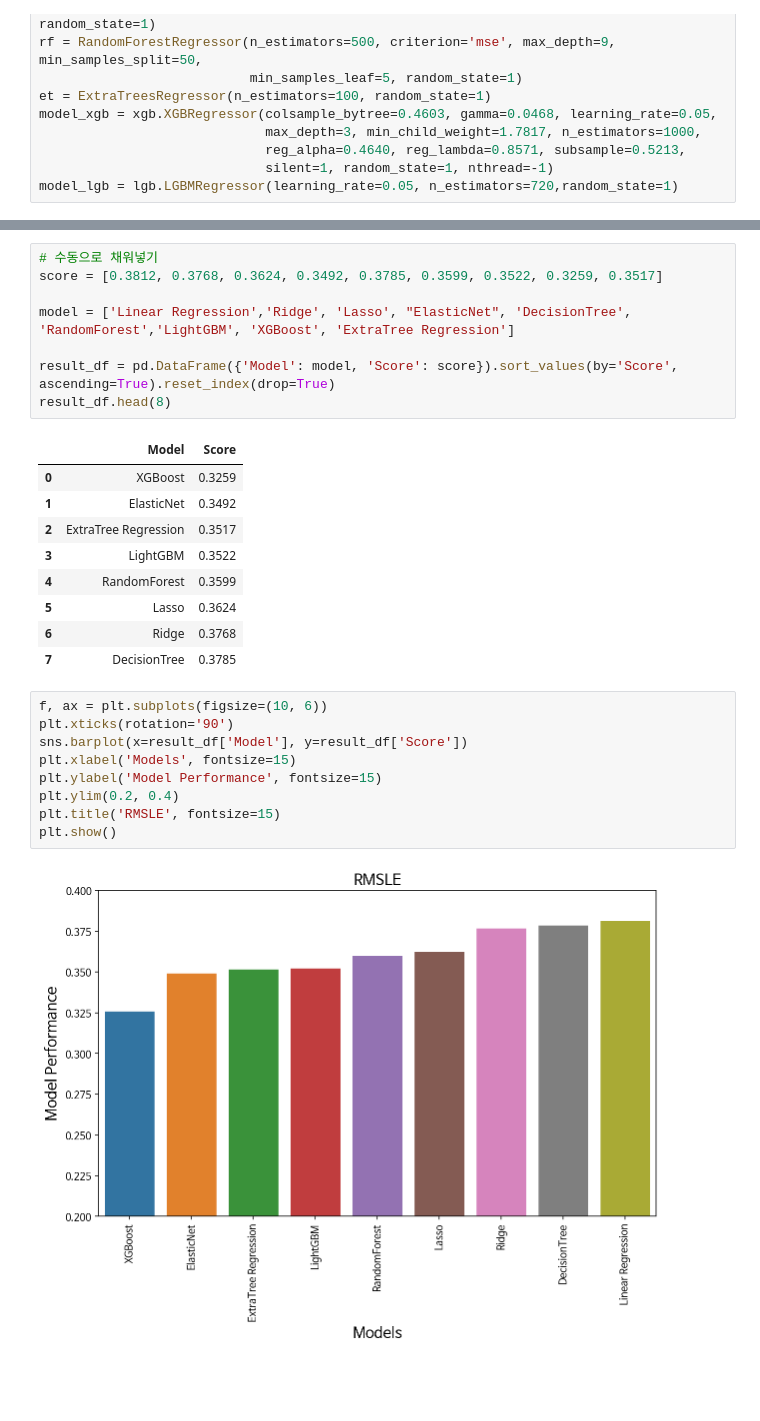
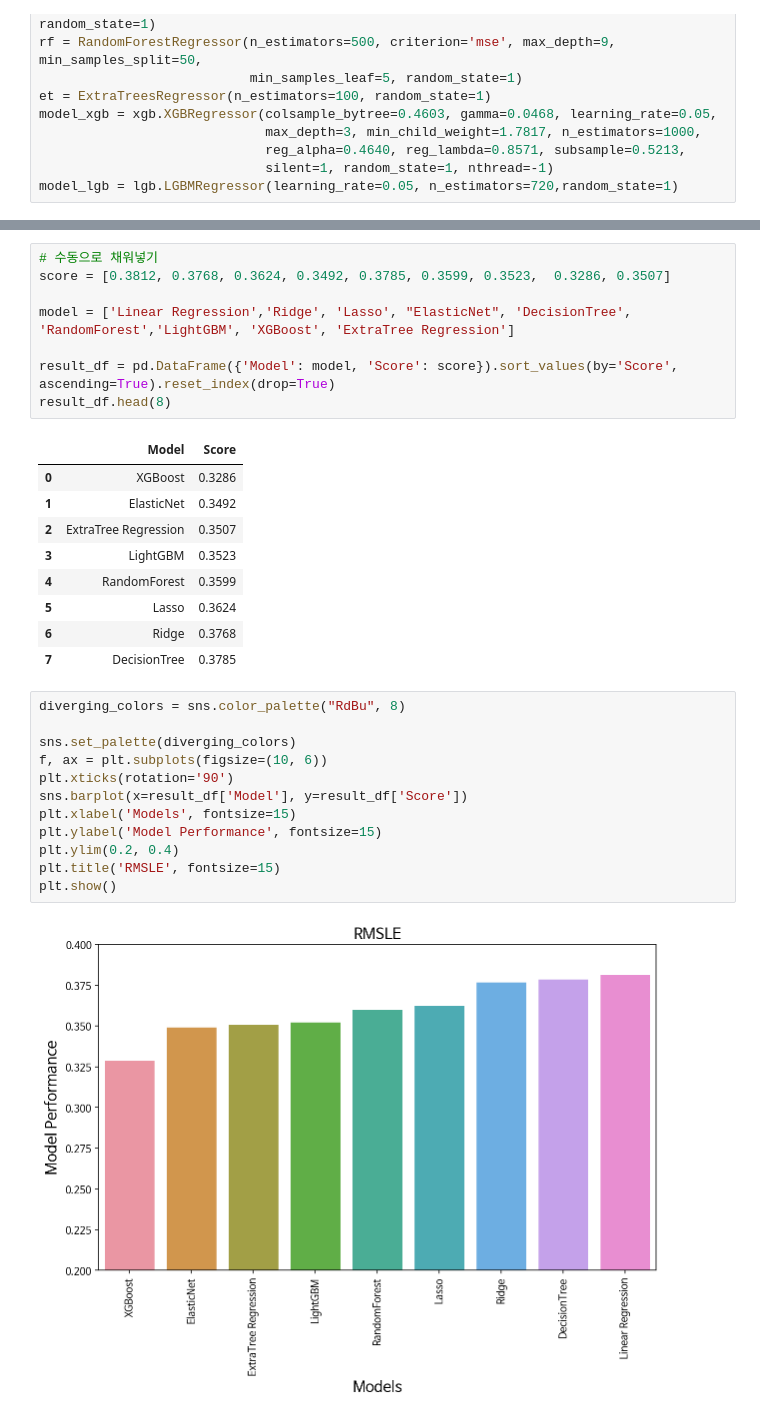
Before and after one commit to convin305/sum_daycon, a Jupyter notebook: [빅콘테스트]ECO제주/빅콘_정리.ipynb, the cells around one changed output, grey strips where cells are left out. Saved outputs shown, nothing was run; the diff lists cells and outputs as text; blank space fills up the shorter version.

```diff
--- a/[빅콘테스트]ECO제주/빅콘_정리.ipynb
+++ b/[빅콘테스트]ECO제주/빅콘_정리.ipynb
@@ -1063,6 +1225,6 @@ ExtraTreesRegressor mean RMSLE: 0.3517
 # %%
 # 수동으로 채워넣기
-score = [0.3812, 0.3768, 0.3624, 0.3492, 0.3785, 0.3599, 0.3522, 0.3259, 0.3517]
+score = [0.3812, 0.3768, 0.3624, 0.3492, 0.3785, 0.3599, 0.3523,  0.3286, 0.3507]
 
 model = ['Linear Regression','Ridge', 'Lasso', "ElasticNet", 'DecisionTree', 'RandomForest','LightGBM', 'XGBoost', 'ExtraTree Regression']
 
@@ -1070,22 +1232,25 @@ result_df = pd.DataFrame({'Model': model, 'Score': score}).sort_values(by='Score
 result_df.head(8)
 # %% [output]
 |  | Model | Score |
-| 0 | XGBoost | 0.3259 |
+| 0 | XGBoost | 0.3286 |
 | 1 | ElasticNet | 0.3492 |
-| 2 | ExtraTree Regression | 0.3517 |
-| 3 | LightGBM | 0.3522 |
+| 2 | ExtraTree Regression | 0.3507 |
+| 3 | LightGBM | 0.3523 |
 | 4 | RandomForest | 0.3599 |
 | 5 | Lasso | 0.3624 |
 | 6 | Ridge | 0.3768 |
 | 7 | DecisionTree | 0.3785 |
 # %%
+diverging_colors = sns.color_palette("RdBu", 8)
+
+sns.set_palette(diverging_colors)
 f, ax = plt.subplots(figsize=(10, 6))
 plt.xticks(rotation='90')
 sns.barplot(x=result_df['Model'], y=result_df['Score'])
 plt.xlabel('Models', fontsize=15)
 plt.ylabel('Model Performance', fontsize=15)
 plt.ylim(0.2, 0.4)
 plt.title('RMSLE', fontsize=15)
 plt.show()
 # %% [output]
-[figure, old version]
+[figure, new version]
```
Also changed, not shown: parts of 83 cells of this notebook.
